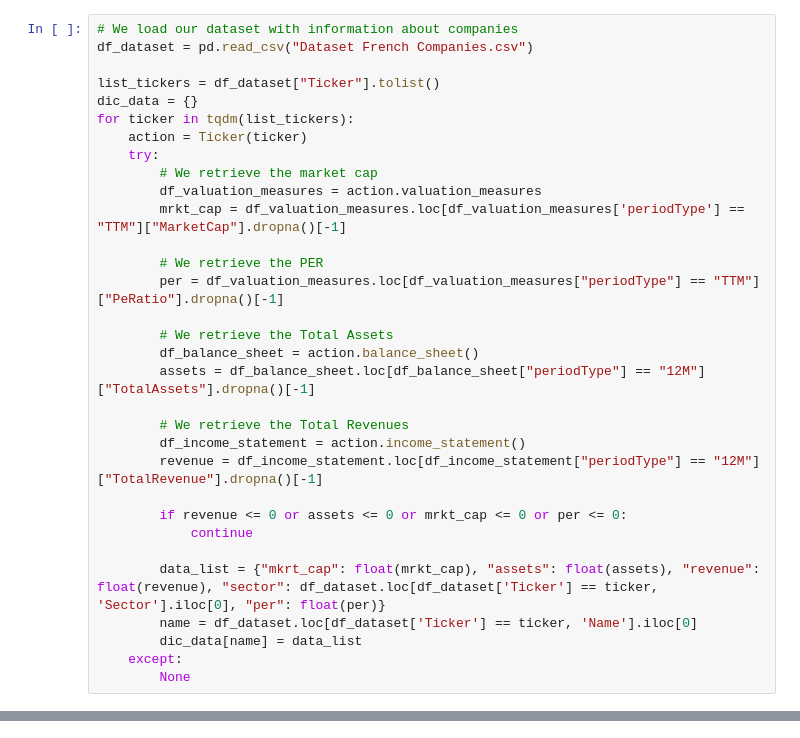
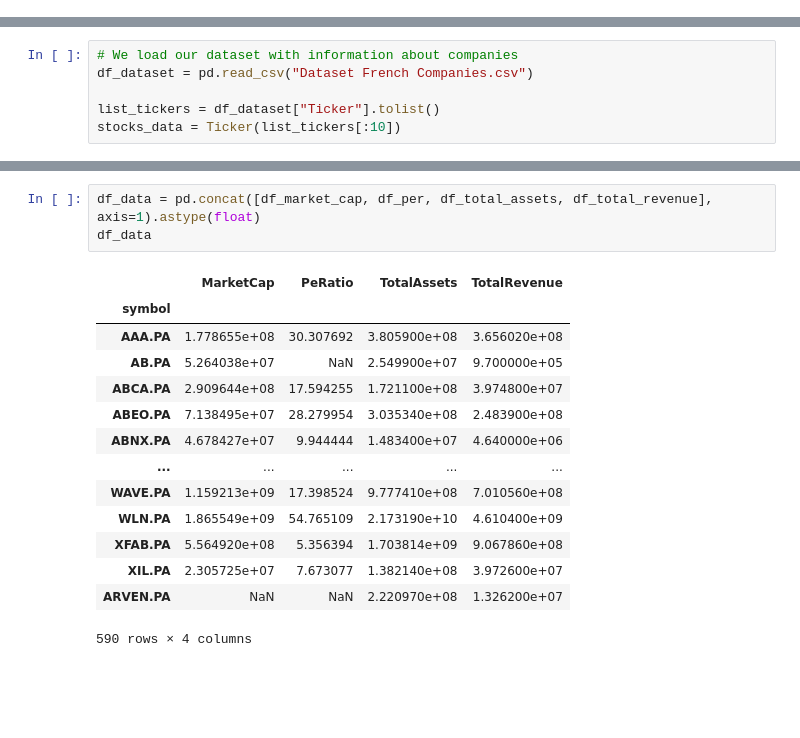
Before and after one commit to cyrilleherv/Finance-with-Python, a Jupyter notebook: PER_machine_learning.ipynb, the cells around one changed output, grey strips where cells are left out. Cells and saved outputs as stored; diff of their text form; blank space fills up the shorter version.

```diff
--- a/PER_machine_learning.ipynb
+++ b/PER_machine_learning.ipynb
@@ -49,32 +44,0 @@ WARNING:tensorflow:From c:\Users\cyril\anaconda3\lib\site-packages\keras\src\los
-# %%
-# We load our dataset with information about companies
-df_dataset = pd.read_csv("Dataset French Companies.csv")
-
-list_tickers = df_dataset["Ticker"].tolist()
-dic_data = {}
-for ticker in tqdm(list_tickers):
-    action = Ticker(ticker)
-    try:
-        # We retrieve the market cap
-        df_valuation_measures = action.valuation_measures
-        mrkt_cap = df_valuation_measures.loc[df_valuation_measures['periodType'] == "TTM"]["MarketCap"].dropna()[-1]
-
-        # We retrieve the PER
-        per = df_valuation_measures.loc[df_valuation_measures["periodType"] == "TTM"]["PeRatio"].dropna()[-1]
-
-        # We retrieve the Total Assets
-        df_balance_sheet = action.balance_sheet()
-        assets = df_balance_sheet.loc[df_balance_sheet["periodType"] == "12M"]["TotalAssets"].dropna()[-1]
-
-        # We retrieve the Total Revenues
-        df_income_statement = action.income_statement()
-        revenue = df_income_statement.loc[df_income_statement["periodType"] == "12M"]["TotalRevenue"].dropna()[-1]
-
-        if revenue <= 0 or assets <= 0 or mrkt_cap <= 0 or per <= 0:
-            continue
-
-        data_list = {"mkrt_cap": float(mrkt_cap), "assets": float(assets), "revenue": float(revenue), "sector": df_dataset.loc[df_dataset['Ticker'] == ticker, 'Sector'].iloc[0], "per": float(per)}
-        name = df_dataset.loc[df_dataset['Ticker'] == ticker, 'Name'].iloc[0]
-        dic_data[name] = data_list
-    except:
-        None
@@ -112,0 +45,6 @@ df
+# %%
+# We load our dataset with information about companies
+df_dataset = pd.read_csv("Dataset French Companies.csv")
+
+list_tickers = df_dataset["Ticker"].tolist()
+stocks_data = Ticker(list_tickers[:10])
@@ -112,0 +98,18 @@ df
+# %%
+df_data = pd.concat([df_market_cap, df_per, df_total_assets, df_total_revenue], axis=1).astype(float)
+df_data
+# %% [output]
+|  | MarketCap | PeRatio | TotalAssets | TotalRevenue |
+| symbol |  |  |  |  |
+| AAA.PA | 1.778655e+08 | 30.307692 | 3.805900e+08 | 3.656020e+08 |
+| AB.PA | 5.264038e+07 | NaN | 2.549900e+07 | 9.700000e+05 |
+| ABCA.PA | 2.909644e+08 | 17.594255 | 1.721100e+08 | 3.974800e+07 |
+| ABEO.PA | 7.138495e+07 | 28.279954 | 3.035340e+08 | 2.483900e+08 |
+| ABNX.PA | 4.678427e+07 | 9.944444 | 1.483400e+07 | 4.640000e+06 |
+| ... | ... | ... | ... | ... |
+| WAVE.PA | 1.159213e+09 | 17.398524 | 9.777410e+08 | 7.010560e+08 |
+| WLN.PA | 1.865549e+09 | 54.765109 | 2.173190e+10 | 4.610400e+09 |
+| XFAB.PA | 5.564920e+08 | 5.356394 | 1.703814e+09 | 9.067860e+08 |
+| XIL.PA | 2.305725e+07 | 7.673077 | 1.382140e+08 | 3.972600e+07 |
+| ARVEN.PA | NaN | NaN | 2.220970e+08 | 1.326200e+07 |
+590 rows × 4 columns
```
Also changed, not shown: parts of 14 cells of this notebook.
